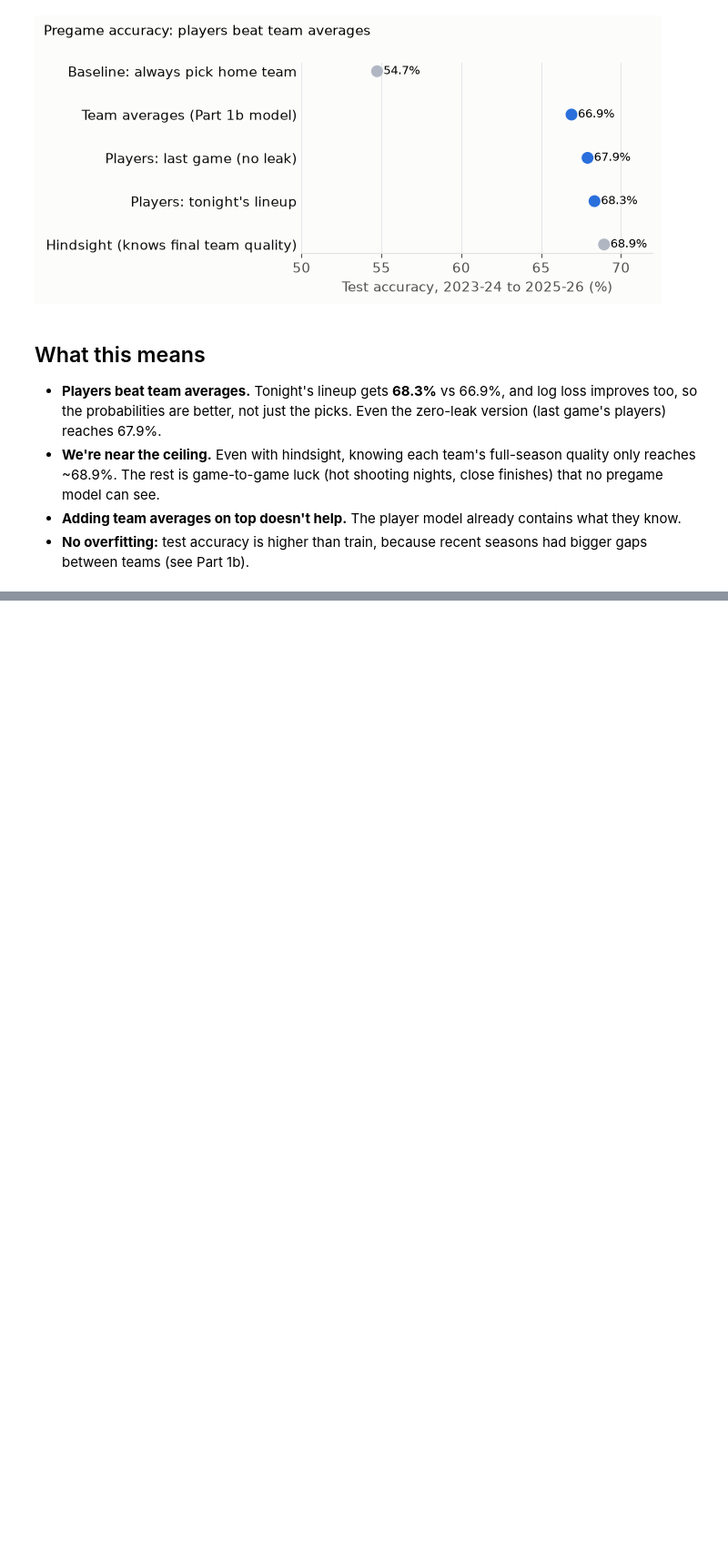
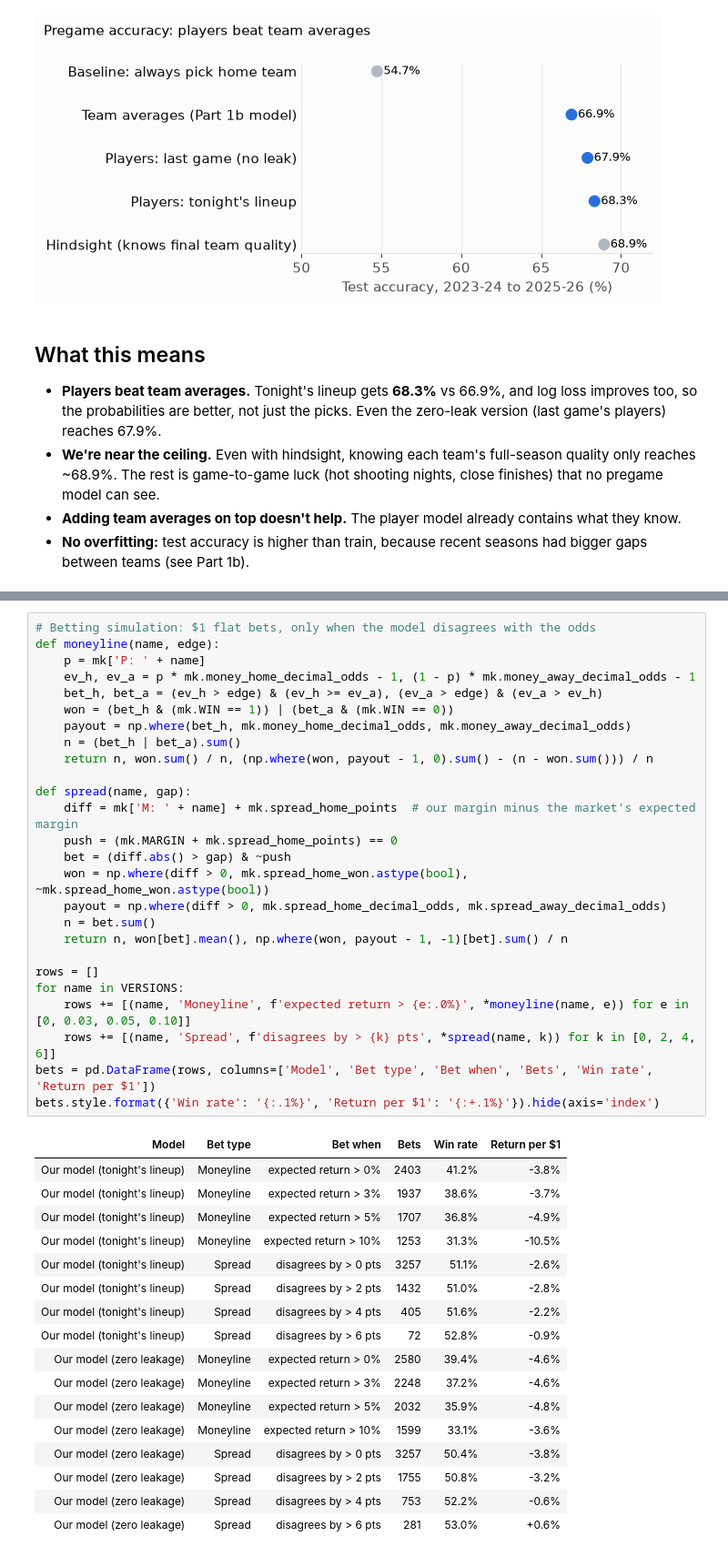
Before and after one commit to QYang5917/nba-win-predictors, a Jupyter notebook: notebooks/analysis.ipynb, the cells around one changed output, grey strips where cells are left out. Shown at 91% size. Saved outputs shown, nothing was run; the diff lists cells and outputs as text; blank space fills up the shorter version.

Commit message:
Test the model against real betting odds
Co-Authored-By: Claude Opus 5.5 <noreply@anthropic.com>

```diff
--- a/notebooks/analysis.ipynb
+++ b/notebooks/analysis.ipynb
@@ -490,0 +550,44 @@ plt.show()
+# %%
+# Betting simulation: $1 flat bets, only when the model disagrees with the odds
+def moneyline(name, edge):
+    p = mk['P: ' + name]
+    ev_h, ev_a = p * mk.money_home_decimal_odds - 1, (1 - p) * mk.money_away_decimal_odds - 1
+    bet_h, bet_a = (ev_h > edge) & (ev_h >= ev_a), (ev_a > edge) & (ev_a > ev_h)
+    won = (bet_h & (mk.WIN == 1)) | (bet_a & (mk.WIN == 0))
+    payout = np.where(bet_h, mk.money_home_decimal_odds, mk.money_away_decimal_odds)
+    n = (bet_h | bet_a).sum()
+    return n, won.sum() / n, (np.where(won, payout - 1, 0).sum() - (n - won.sum())) / n
+
+def spread(name, gap):
+    diff = mk['M: ' + name] + mk.spread_home_points  # our margin minus the market's expected margin
+    push = (mk.MARGIN + mk.spread_home_points) == 0
+    bet = (diff.abs() > gap) & ~push
+    won = np.where(diff > 0, mk.spread_home_won.astype(bool), ~mk.spread_home_won.astype(bool))
+    payout = np.where(diff > 0, mk.spread_home_decimal_odds, mk.spread_away_decimal_odds)
+    n = bet.sum()
+    return n, won[bet].mean(), np.where(won, payout - 1, -1)[bet].sum() / n
+
+rows = []
+for name in VERSIONS:
+    rows += [(name, 'Moneyline', f'expected return > {e:.0%}', *moneyline(name, e)) for e in [0, 0.03, 0.05, 0.10]]
+    rows += [(name, 'Spread', f'disagrees by > {k} pts', *spread(name, k)) for k in [0, 2, 4, 6]]
+bets = pd.DataFrame(rows, columns=['Model', 'Bet type', 'Bet when', 'Bets', 'Win rate', 'Return per $1'])
+bets.style.format({'Win rate': '{:.1%}', 'Return per $1': '{:+.1%}'}).hide(axis='index')
+# %% [output]
+| Model | Bet type | Bet when | Bets | Win rate | Return per $1 |
+| Our model (tonight's lineup) | Moneyline | expected return > 0% | 2403 | 41.2% | -3.8% |
+| Our model (tonight's lineup) | Moneyline | expected return > 3% | 1937 | 38.6% | -3.7% |
+| Our model (tonight's lineup) | Moneyline | expected return > 5% | 1707 | 36.8% | -4.9% |
+| Our model (tonight's lineup) | Moneyline | expected return > 10% | 1253 | 31.3% | -10.5% |
+| Our model (tonight's lineup) | Spread | disagrees by > 0 pts | 3257 | 51.1% | -2.6% |
+| Our model (tonight's lineup) | Spread | disagrees by > 2 pts | 1432 | 51.0% | -2.8% |
+| Our model (tonight's lineup) | Spread | disagrees by > 4 pts | 405 | 51.6% | -2.2% |
+| Our model (tonight's lineup) | Spread | disagrees by > 6 pts | 72 | 52.8% | -0.9% |
+| Our model (zero leakage) | Moneyline | expected return > 0% | 2580 | 39.4% | -4.6% |
+| Our model (zero leakage) | Moneyline | expected return > 3% | 2248 | 37.2% | -4.6% |
+| Our model (zero leakage) | Moneyline | expected return > 5% | 2032 | 35.9% | -4.8% |
+| Our model (zero leakage) | Moneyline | expected return > 10% | 1599 | 33.1% | -3.6% |
+| Our model (zero leakage) | Spread | disagrees by > 0 pts | 3257 | 50.4% | -3.8% |
+| Our model (zero leakage) | Spread | disagrees by > 2 pts | 1755 | 50.8% | -3.2% |
+| Our model (zero leakage) | Spread | disagrees by > 4 pts | 753 | 52.2% | -0.6% |
+| Our model (zero leakage) | Spread | disagrees by > 6 pts | 281 | 53.0% | +0.6% |
```
Also changed, not shown: parts of 4 cells of this notebook, 2 other files.
